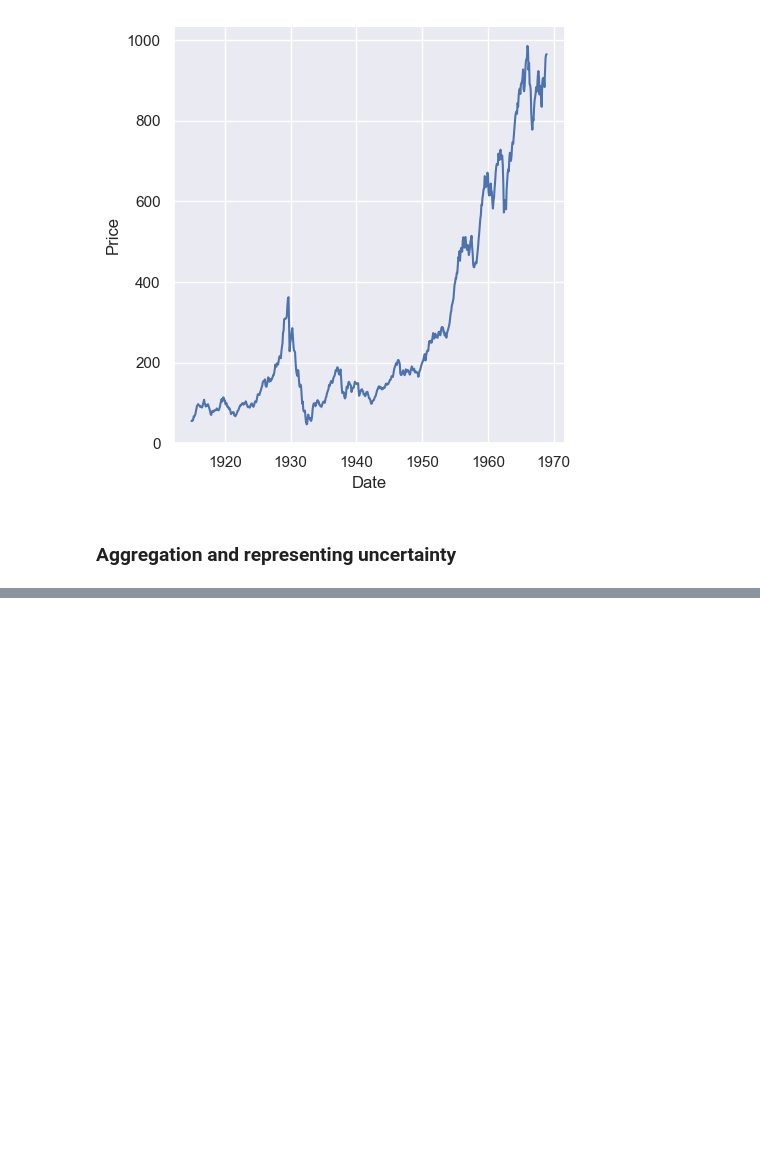
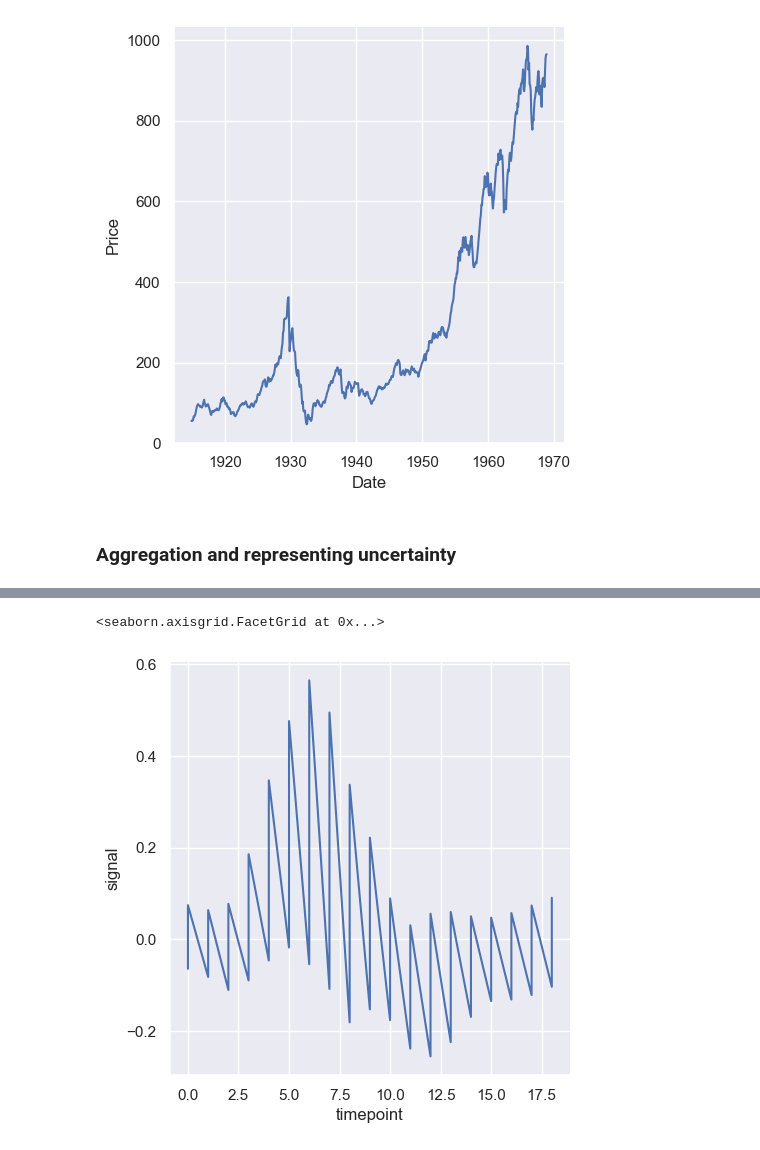
Before and after one commit to mahaksinghal/python-data-science, a Jupyter notebook: Data Analysis/seaborn library/statistical_relationship.ipynb, the cells around one changed output, grey strips where cells are left out. Saved outputs shown, nothing was run; the diff lists cells and outputs as text; code cells hidden in the pictures; blank space fills up the shorter version.

```diff
--- a/Data Analysis/seaborn library/statistical_relationship.ipynb
+++ b/Data Analysis/seaborn library/statistical_relationship.ipynb
@@ -94,0 +111,6 @@ URLError: <urlopen error [WinError 10060] A connection attempt failed because th
+# %%
+sns.relplot(data=fmri, x='timepoint', y='signal',
+            kind='line', estimator=None)
+# %% [output]
+<seaborn.axisgrid.FacetGrid at 0x...>
+[figure, added]
```
Also changed, not shown: parts of 28 cells of this notebook, 2 other files.
